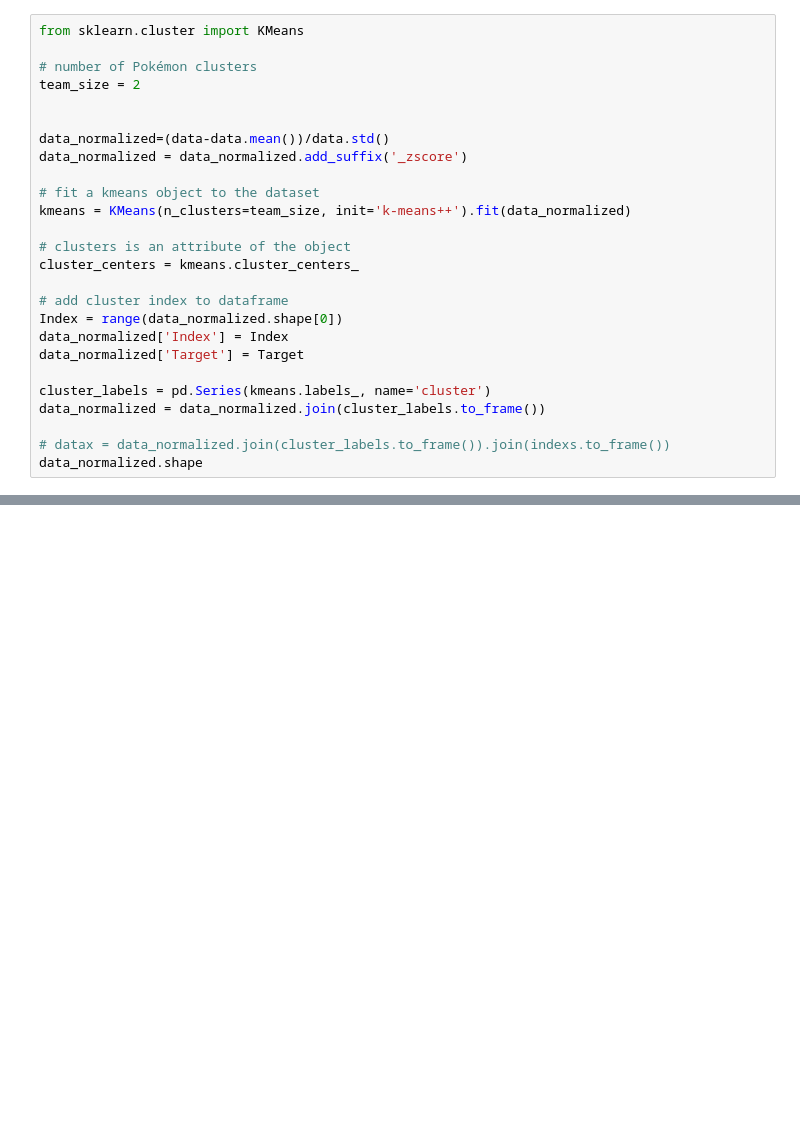
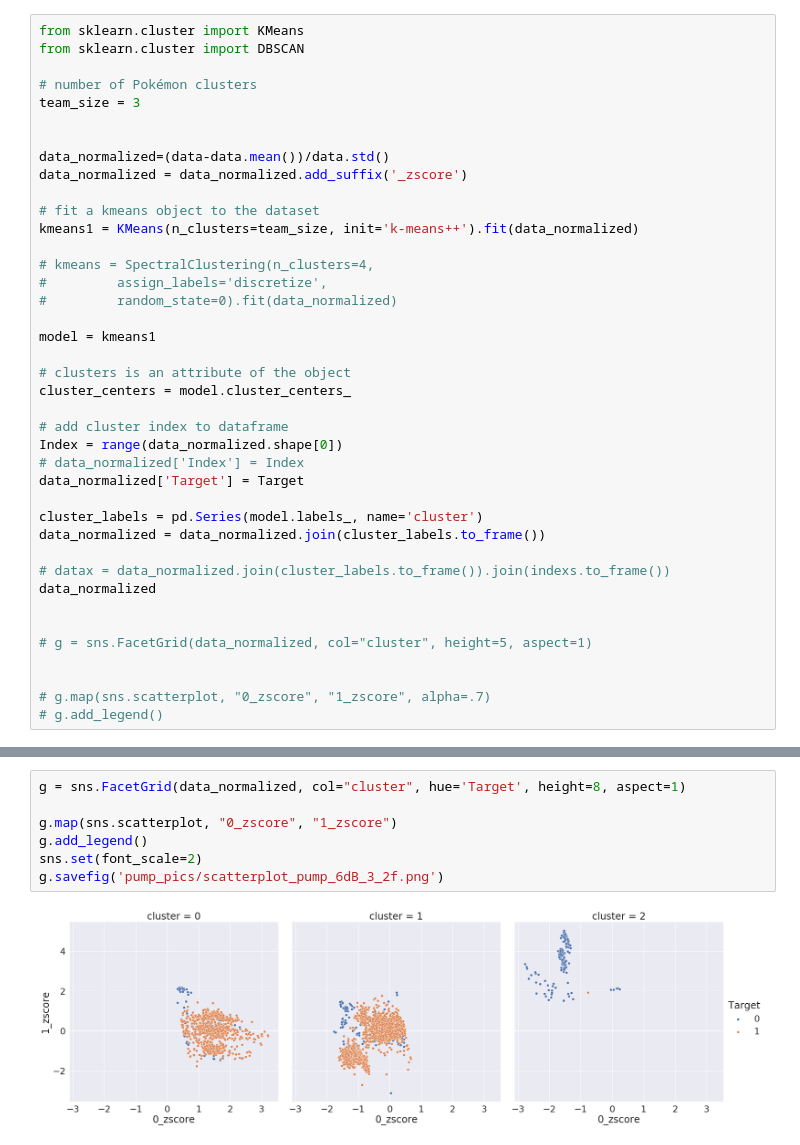
Before and after one commit to mokegg/Accoustic_Machine_monitoring, a Jupyter notebook: Clustering.ipynb, the cells around one changed output, grey strips where cells are left out. Cells and saved outputs as stored; diff of their text form; blank space fills up the shorter version.

```diff
--- a/Clustering.ipynb
+++ b/Clustering.ipynb
@@ -39,27 +93,41 @@ import matplotlib.pyplot as plt
 # %%
 from sklearn.cluster import KMeans
+from sklearn.cluster import DBSCAN
 
 # number of Pokémon clusters
-team_size = 2
+team_size = 3
 
 
 data_normalized=(data-data.mean())/data.std()
 data_normalized = data_normalized.add_suffix('_zscore')
 
 # fit a kmeans object to the dataset
-kmeans = KMeans(n_clusters=team_size, init='k-means++').fit(data_normalized)
+kmeans1 = KMeans(n_clusters=team_size, init='k-means++').fit(data_normalized)
+
+# kmeans = SpectralClustering(n_clusters=4,
+#         assign_labels='discretize',
+#         random_state=0).fit(data_normalized)
+
+model = kmeans1
 
 # clusters is an attribute of the object
-cluster_centers = kmeans.cluster_centers_
+cluster_centers = model.cluster_centers_
 
 # add cluster index to dataframe
 Index = range(data_normalized.shape[0])
-data_normalized['Index'] = Index
+# data_normalized['Index'] = Index
 data_normalized['Target'] = Target
 
-cluster_labels = pd.Series(kmeans.labels_, name='cluster')
+cluster_labels = pd.Series(model.labels_, name='cluster')
 data_normalized = data_normalized.join(cluster_labels.to_frame())
 
 # datax = data_normalized.join(cluster_labels.to_frame()).join(indexs.to_frame())
-data_normalized.shape
+data_normalized
+
+
+# g = sns.FacetGrid(data_normalized, col="cluster", height=5, aspect=1)
+
+
+# g.map(sns.scatterplot, "0_zscore", "1_zscore", alpha=.7)
+# g.add_legend()
 # %% [output]
@@ -80,0 +147,9 @@ sns.lmplot(x='mfccs0_zscore', y='mfccs5_zscore',  height=10, data=data_normalize
+# %%
+g = sns.FacetGrid(data_normalized, col="cluster", hue='Target', height=8, aspect=1)
+
+g.map(sns.scatterplot, "0_zscore", "1_zscore")
+g.add_legend()
+sns.set(font_scale=2)
+g.savefig('pump_pics/scatterplot_pump_6dB_3_2f.png')
+# %% [output]
+[figure, added]
```
Also changed, not shown: parts of 10 cells of this notebook.
